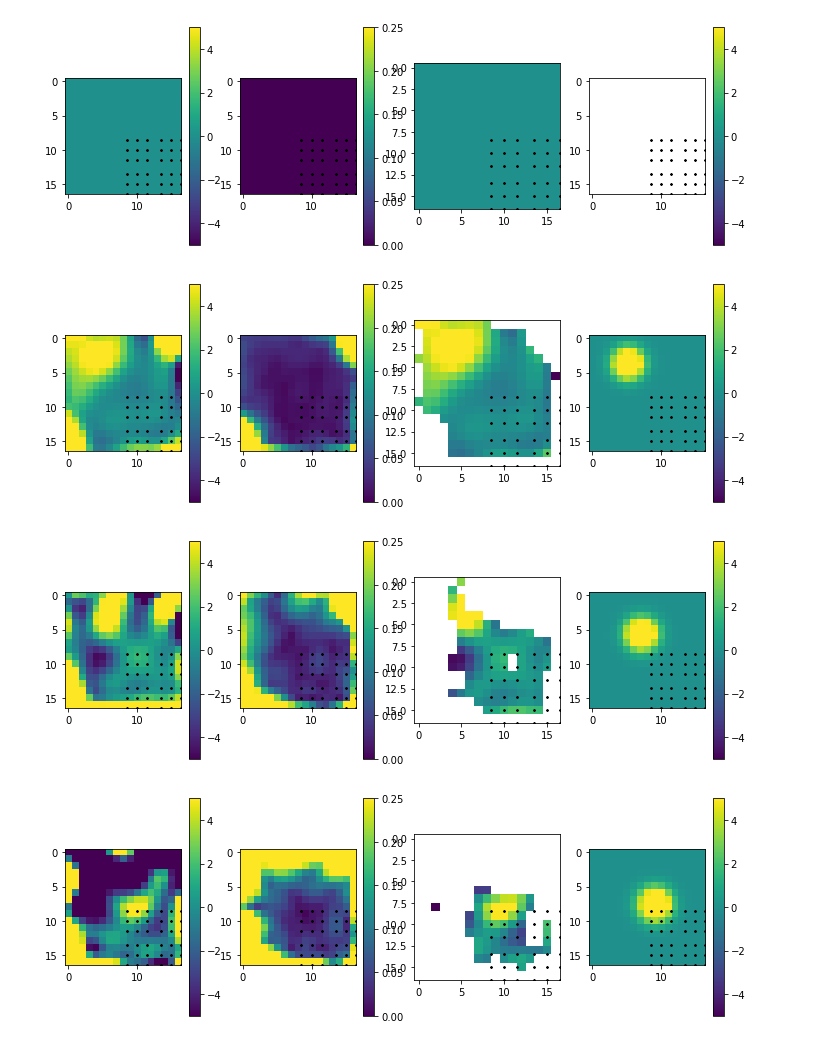
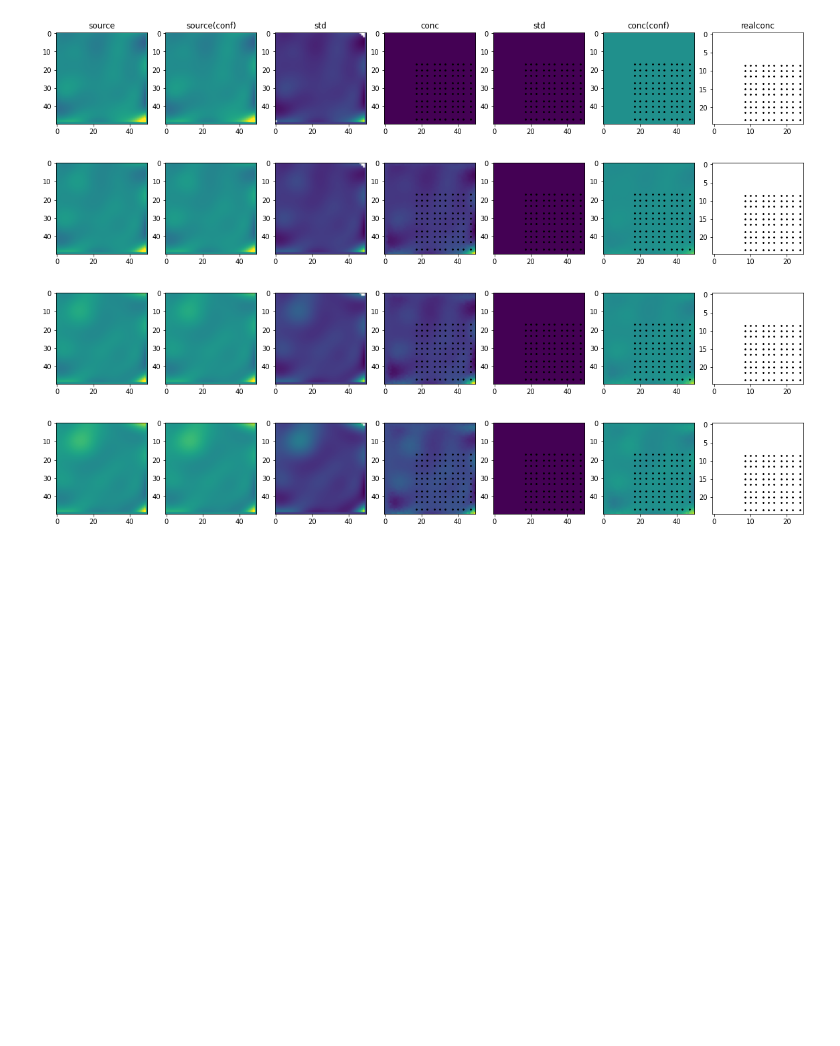
Before and after one commit to SheffieldML/advectionGPdatasets, a Jupyter notebook: juypter/ToyWindProblem.ipynb, the cells around one changed output. Saved outputs shown, nothing was run; the diff lists cells and outputs as text; code cells hidden in the pictures; blank space fills up the shorter version.

Commit message:
concentration

```diff
--- a/juypter/ToyWindProblem.ipynb
+++ b/juypter/ToyWindProblem.ipynb
@@ -13,7 +13,7 @@ import numpy as np
 # %%
 def getrealconc(t,x,y,D):
     blobcentre = np.array([t+10,t+20]) #1m/s
-    blobsize = np.sqrt(2*2*D*(t+5))+10
+    blobsize = np.sqrt(2*2*D*(t+1))
     d = np.linalg.norm(np.array([x,y])-blobcentre)
     #v = d
     v = 300*norm(0,blobsize).pdf(d)
@@ -21,7 +21,7 @@ def getrealconc(t,x,y,D):
 # %%
 X = []
 Y = []
-D = 0.01 #almost no diffusion
+D = 2.0
 for x in np.linspace(30,100,10):
     for y in np.linspace(30,100,10):
         for t in np.linspace(0,60,5):
@@ -78,5 +98,6 @@ Diffusing particles...
 # %%
-mInfer.coords = mInfer.coords[:,::5,::3,::3]
-concmean,concvar = mInfer.computeConcentration(meanZ,covZ,Nsamps=6,Nparticles=5)
+#scaleby = [50,2,2]
+#mInfer.coords = mInfer.coords[:,::scaleby[0],::scaleby[1],::scaleby[2]] #20x10x10
+concmean,concvar = mInfer.computeConcentration(meanZ,covZ,Nsamps=1,Nparticles=10,interpolateSource=True)
 # %% [output]
 Initialising particles...
@@ -85,6 +128,10 @@ Diffusing particles...
 # %%
 gridps = mInfer.coords.transpose([1,2,3,0]).copy()
-realconc = np.zeros(mInfer.coords.shape[1:])
+scaleby = [2,2,2]
+gridps = gridps[::scaleby[0],::scaleby[1],::scaleby[2]]
+realconc = np.zeros(gridps.shape[:-1])
+
 for i in np.ndindex(gridps.shape[:3]):
+    if (i[1]==0) & (i[2]==0): print("%d of %d" % (i[0],gridps.shape[0]))
     _,v= getrealconc(gridps[i][0],gridps[i][1],gridps[i][2],D)
     realconc[i]=v
@@ -91,37 +154,60 @@ for i in np.ndindex(gridps.shape[:3]):
 # %%
-gridX = mInfer.getGridCoord(X[:,1:])/np.array([5,2,2])
+tempgridX = mInfer.getGridCoord(X[:,1:])/np.array(scaleby)
 
-for tsamp in range(0,mInfer.coords.shape[1],2):
-    plt.figure(figsize=[12,4])
-    plt.title(tsamp)
-    plt.subplot(1,4,1)
+for tsamp in range(0,mInfer.coords.shape[1],1):
+    plt.figure(figsize=[20,4])
+
+    plt.subplot(1,7,1)
+    if tsamp==0: plt.title('source')
+    plt.imshow(sourcemean[tsamp,:,:])
+    plt.clim([-1,1])
+
+    plt.subplot(1,7,2)
+    if tsamp==0: plt.title('source(conf)')
+    plt.imshow(sourcemean[tsamp,:,:])
+    plt.clim([-1,1])
+
+    plt.subplot(1,7,3)
+    if tsamp==0: plt.title('std')
+    vals = sourcemean[tsamp,:,:]
+    alphas = np.sqrt(sourcevar[tsamp,:,:])<0.05
+    plt.imshow(vals,alpha=alphas.astype(float))
+
+    plt.subplot(1,7,4)
+    if tsamp==0: plt.title('conc')
     plt.scatter(gridX[:,1],gridX[:,2],1,color='black')
     plt.imshow(concmean[tsamp,:,:])
-    plt.clim([-5,5])
-    plt.colorbar()
-    plt.subplot(1,4,2)
+    #plt.clim([-5,5])
+    #plt.colorbar()
+
+    plt.subplot(1,7,5)
+    if tsamp==0: plt.title('std')
     plt.scatter(gridX[:,1],gridX[:,2],1,color='black')
     plt.imshow(np.sqrt(concvar[tsamp,:,:]))
-    plt.clim([0,0.25])
-    plt.colorbar()
-    plt.subplot(1,4,3)
+    #plt.clim([0,0.25])
+    #plt.colorbar()
+
+    plt.subplot(1,7,6)
+    if tsamp==0: plt.title('conc(conf)')
     plt.scatter(gridX[:,1],gridX[:,2],1,color='black')
     vals = concmean[tsamp,:,:]
     alphas = np.sqrt(concvar[tsamp,:,:])<0.05
     plt.imshow(vals,alpha=alphas.astype(float))
-    plt.clim([-5,5])
+    plt.clim([-10,10])
+    #plt.clim([-5,5])
 
-    plt.subplot(1,4,4)
-    plt.scatter(gridX[:,1],gridX[:,2],1,color='black')
-    plt.imshow(realconc[tsamp,:,:])
-    plt.clim([-5,5])
-    plt.colorbar()
+    plt.subplot(1,7,7)
+    if tsamp==0: plt.title('realconc')
+    plt.scatter(tempgridX[:,1],tempgridX[:,2],1,color='black')
+    plt.imshow(realconc[tsamp//scaleby[0],:,:])
+    plt.clim([-10,10])
+    #plt.colorbar()
 
     #t = ts[tsamp*10]
     #plt.scatter(Xgrid[X[:,1]==t,2],Xgrid[X[:,1]==t,1],3+Y[X[:,1]==t]*5,color='red')
     #
 # %% [output]
-[figure, old version]
+[figure, new version]
-[figure, old version]
+[figure, new version]
-[figure, old version]
+[figure, new version]
-[figure, old version]
+[figure, new version]
```
Also changed, not shown: parts of 11 cells of this notebook, 1 other file.
